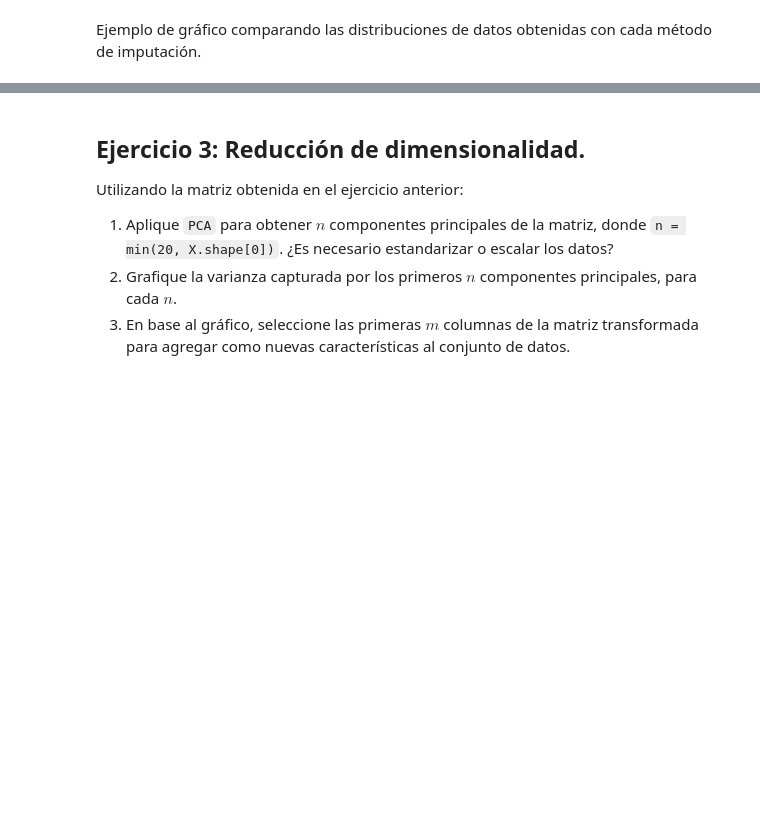
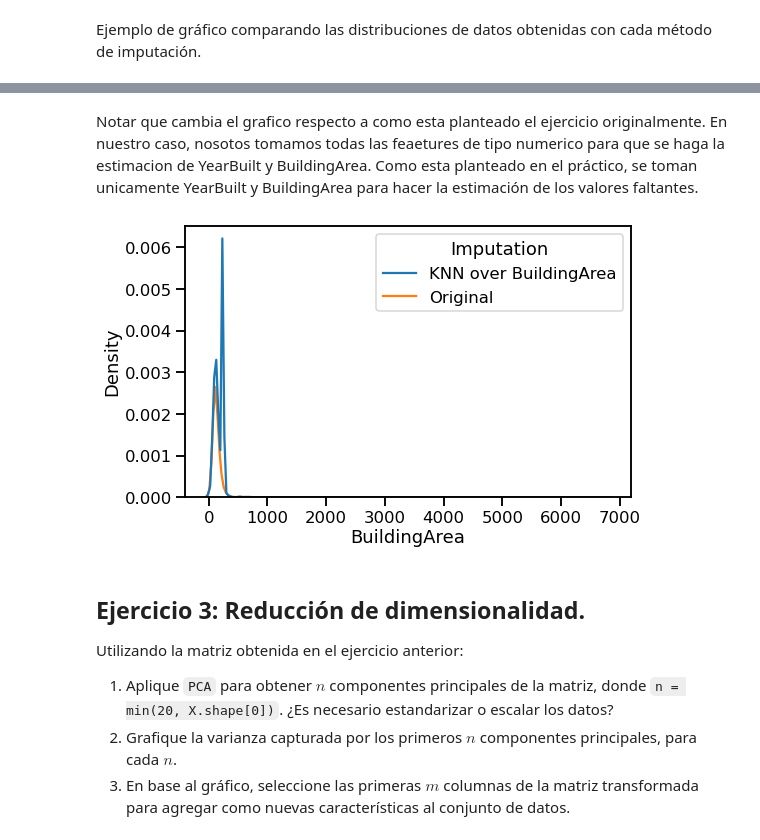
Before and after one commit to cgoviedo/Diplodatos, a Jupyter notebook: analisis_curacion/Entregable_Parte_2.ipynb, the cells around one changed output, grey strips where cells are left out. Drawn from its saved outputs; the diff is of its cells as text; code cells hidden in the pictures; blank space fills up the shorter version.

```diff
--- a/analisis_curacion/Entregable_Parte_2.ipynb
+++ b/analisis_curacion/Entregable_Parte_2.ipynb
@@ -259,3 +369,15 @@ g = seaborn.kdeplot(data=data, x='YearBuilt', hue='Imputation')
+# %% [markdown]
+Notar que cambia el grafico respecto a como esta planteado el ejercicio originalmente. En nuestro caso, nosotos tomamos todas las feaetures de tipo numerico para que se haga la estimacion de YearBuilt y BuildingArea. Como esta planteado en el práctico, se toman unicamente YearBuilt y BuildingArea para hacer la estimación de los valores faltantes.
+# %%
+mice_year_built_area = melb_data_mice.BuildingArea.to_frame()
+mice_year_built_area['Imputation'] = 'KNN over BuildingArea'
+melb_year_build_area = melb_df.BuildingArea.dropna().to_frame()
+melb_year_build_area['Imputation'] = 'Original'
+data_area = pandas.concat([mice_year_built_area, melb_year_build_area])
+fig = plt.figure(figsize=(8, 5))
+g = seaborn.kdeplot(data=data_area, x='BuildingArea', hue='Imputation')
+# %% [output]
+[figure, added]
 # %% [markdown]
 ## Ejercicio 3: Reducción de dimensionalidad.
 
```
Also changed, not shown: parts of 24 cells of this notebook, 1 other file.
